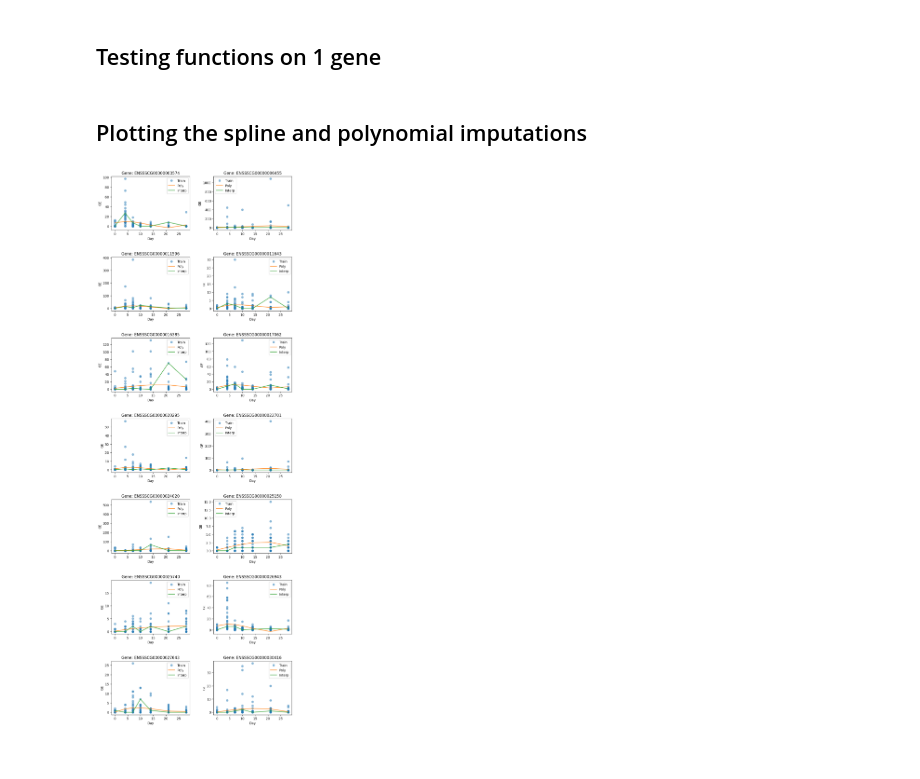
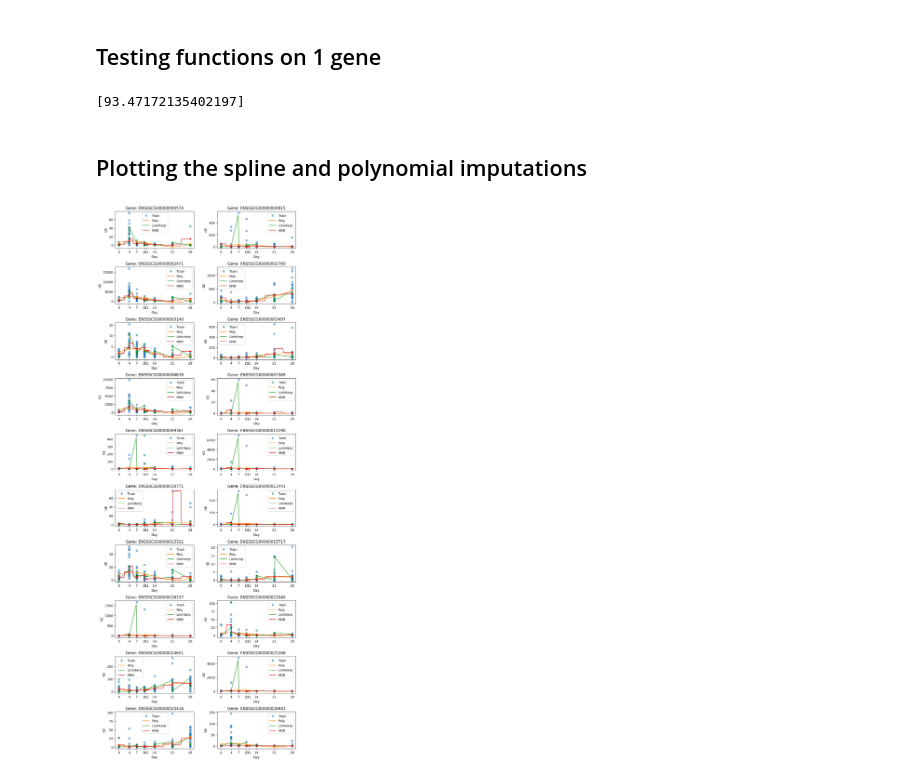
Before and after one commit to kristoffhernan/Pig-PRRSV-Infection-Prediction, a Jupyter notebook: imputing.ipynb, the cells around one changed output. Drawn from its saved outputs; the diff is of its cells as text; code cells hidden in the pictures.

Commit message:
knn imputation method

```diff
--- a/imputing.ipynb
+++ b/imputing.ipynb
@@ -16,0 +35,8 @@ df = base_df[de[de['log2FoldChange'].abs() > 2].index.tolist()]
+# %%
+# only keep columns where the logchange > 0.13, why? idk
+de = pd.read_csv('./deGenes2.txt', delimiter= '\t', header=0, index_col=0)
+
+# select the genes with logchange > 0.13, idk why
+logchange=0.13
+gdn_keep = gdn[de[de['log2FoldChange'].abs() > logchange].index.tolist()]
+gdn_keep
@@ -18,42 +58,78 @@ df = base_df[de[de['log2FoldChange'].abs() > 2].index.tolist()]
 ## Testing functions on 1 gene
 # %%
 # splits dataframe of those with and without na and formats them
-w_na, wo_na = ut.na_split('ENSSSCG00000000574', base_df)
+w_na, wo_na = ut.na_split('ENSSSCG00000000574', gdn)
 # %%
 # performs imputation methods on the split data
-poly_df, poly_y, interp_df, interp_y = ut.impute_methods(w_na, wo_na)
+poly_df, poly_func, interp_df, interp_func, knn_df, knn_func, knn_scores = ut.impute_methods(w_na, wo_na)
+# %%
+knn_scores
+# %% [output]
+[93.47172135402197]
 # %% [markdown]
 ## Plotting the spline and polynomial imputations
 # %%
-nrows = int(len(df.columns)/2)  # number of rows in subplot grid
+nrows = int(len(gdn_keep.columns)/2)  # number of rows in subplot grid
 ncols = 2  # number of columns in subplot grid
 fig, axs = plt.subplots(nrows=nrows, ncols=ncols, figsize=(10, 30))
 
 fig.subplots_adjust(hspace=0.5, wspace=0.3)
 
-for i, gene in enumerate(df.columns):
+knn_mses = []
+for i, gene in enumerate(gdn_keep.columns):
     row = i // ncols
     col = i % ncols
     ax = axs[row, col]
 
-    w_na, wo_na = ut.na_split(gene, base_df)
-    poly_df, poly_y, interp_df, interp_y = ut.impute_methods(w_na, wo_na)
+    w_na, wo_na = ut.na_split(gene, gdn)
+    poly_df, poly_func, interp_df, interp_func, knn_df, knn_func, knn_mse = ut.impute_methods(w_na, wo_na)
+    knn_mses.append(knn_mse)
 
     # plot scatter plot
     ax.plot(wo_na['day'], wo_na['ge'], 'o', alpha=0.5)
 
+
+    ###### prediction lines
+    # this is just if we predicted values outside of the factor levels
+    x_linsp = np.linspace(0,28,100)
+
+    # y_preds
+    interp_y = interp_func(x_linsp)
+    poly_y = poly_func(x_linsp)
+    knn_y = knn_func.predict(np.array(x_linsp).reshape(-1,1)).ravel()
+
     # plot poly line
-    ax.plot(w_na['day'], poly_y, '-')
+    ax.plot(x_linsp, poly_y, '-')
 
     # plot interp line
-    ax.plot(w_na['day'], interp_y, '-')
+    ax.plot(x_linsp, interp_y, '-')
+
+    ax.plot(x_linsp, knn_y, '-')
+
+
+    ##### prediction points
+    # these are the actual points we would impute if on the factor levels
+
+    # add scatter plot
+    x_points = np.unique(gdn['dpi'])
+    interp_y_points = interp_func(x_points)
+    poly_y_points = poly_func(x_points)
+    knn_y_points = knn_func.predict(x_points.reshape(-1,1)).ravel()
+
+    ax.scatter(x_points, poly_y_points, c='orange', s=15, alpha=1, zorder=10)
+    ax.scatter(x_points, interp_y_points, c='green', s=15, alpha=1, zorder=10)
+    ax.scatter(x_points, knn_y_points, c='red', s=15, alpha=1, zorder=10)
+
 
     # add labels and legend
     ax.set_xlabel('Day')
     ax.set_ylabel('GE')
-    ax.legend(['Train', 'Poly', 'Interp'])
+    ax.legend(['Train', 'Poly', 'LinInterp', 'KNN'])
     ax.set_title(f'Gene: {gene}')
+    ax.set_xticks(x_points)
+
+
 
 plt.show()
 # %% [output]
-[figure, old version]
+[figure, new version]
```
Also changed, not shown: parts of 6 cells of this notebook, 2 other files.
